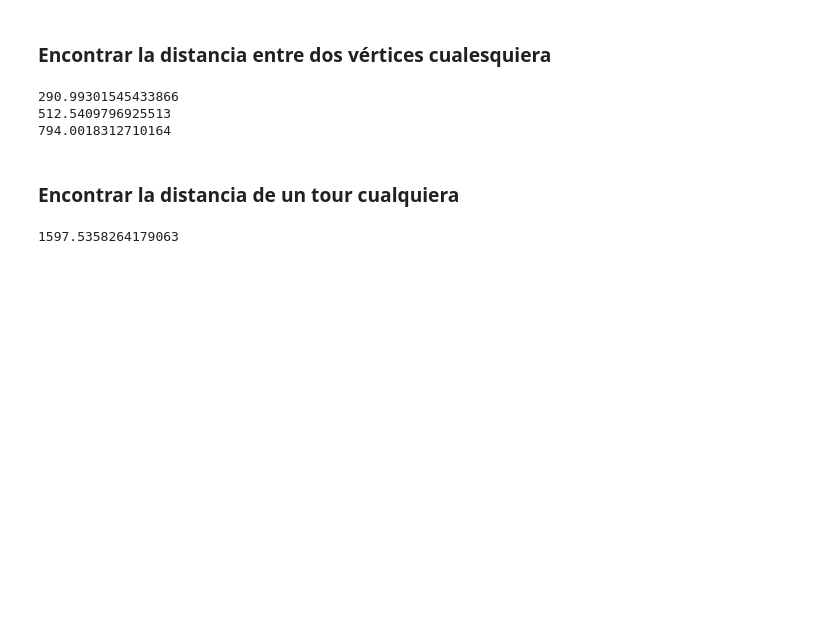
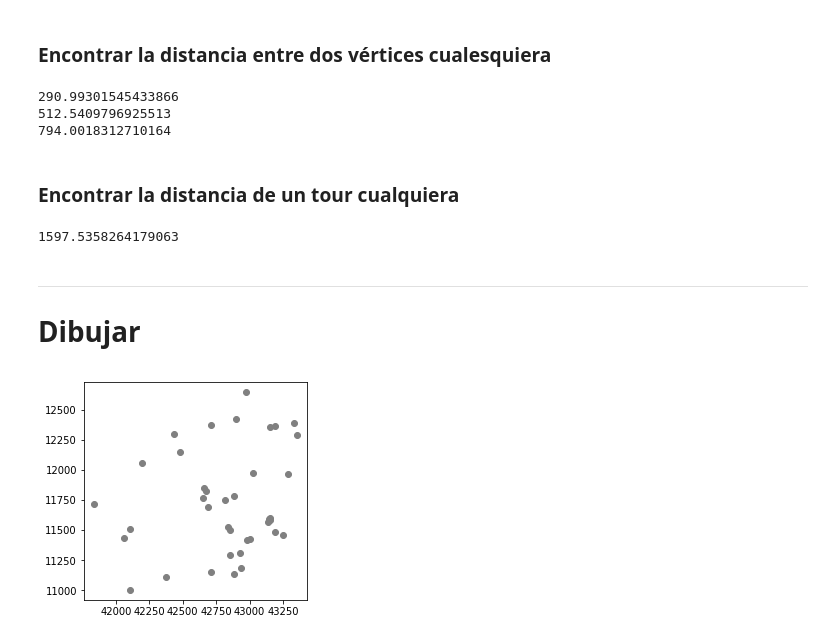
Before and after one commit to UABCENS-CE/tsp, a Jupyter notebook: Quick Start.ipynb, the cells around one changed output. Saved outputs shown, nothing was run; the diff lists cells and outputs as text; code cells hidden in the pictures; blank space fills up the shorter version.

```diff
--- a/Quick Start.ipynb
+++ b/Quick Start.ipynb
@@ -86,3 +91,11 @@ print(O.distance('3','1'))
 print(O.evaluate_tour(['1','2','3']))
 # %% [output]
 1597.5358264179063
+# %% [markdown]
+---
+# Dibujar
+# %%
+#Dibujar mapa
+tspplot.plot_tsp(O,figsize=(4,4))
+# %% [output]
+[figure, added]
```
Also changed, not shown: parts of 4 cells of this notebook, 3 other files.
